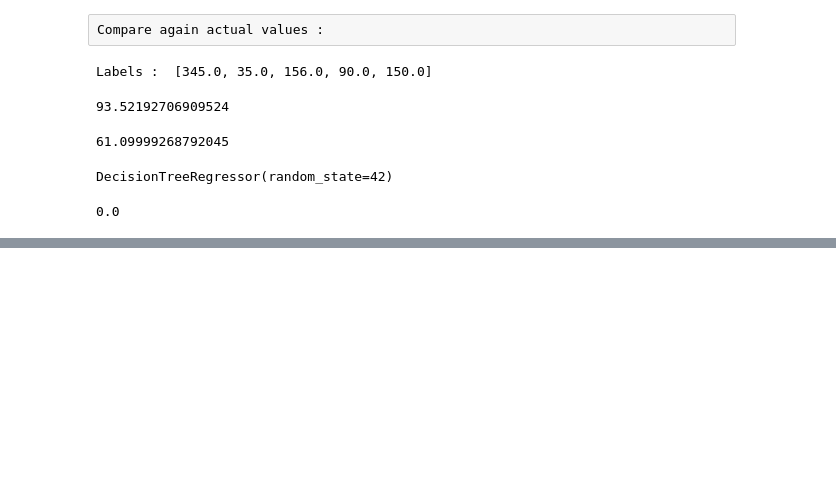
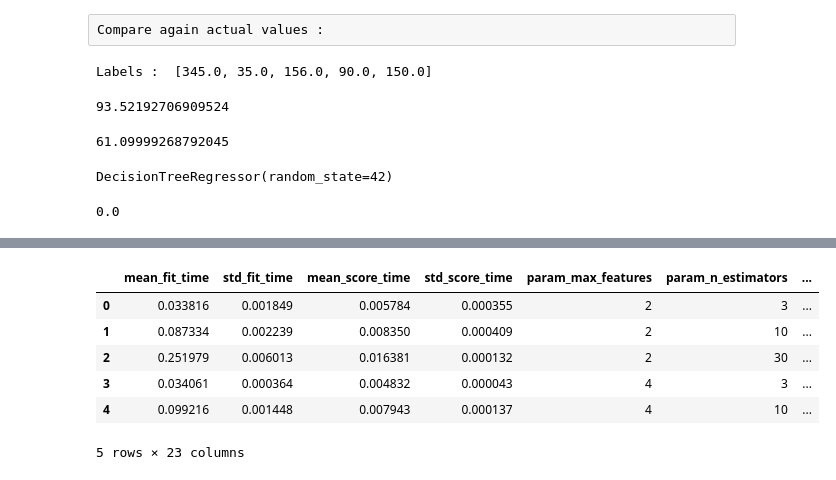
Before and after one commit to lugastyan/ML-portofolio, a Jupyter notebook: predict-airbnb-prices-in-sydney.ipynb, the cells around one changed output, grey strips where cells are left out. Drawn from its saved outputs; the diff is of its cells as text; code cells hidden in the pictures; blank space fills up the shorter version.

```diff
--- a/predict-airbnb-prices-in-sydney.ipynb
+++ b/predict-airbnb-prices-in-sydney.ipynb
@@ -999,0 +1033,5 @@ tree_rmse
+# %%
+from sklearn.ensemble import RandomForestRegressor
+
+forest_reg = RandomForestRegressor(random_state=42)
+forest_reg.fit(X_pr, Y)
@@ -999,0 +1073,9 @@ tree_rmse
+# %%
+from sklearn.svm import SVR
+
+svm_reg = SVR(kernel='linear')
+svm_reg.fit(X_pr, Y)
+X_pred = svm_reg.predict(X_pr)
+svm_mse = mean_squared_error(Y, X_pred)
+svm_rmse = np.sqrt(svm_mse)
+svm_rmse
@@ -999,0 +1145,10 @@ tree_rmse
+# %%
+pd.DataFrame(grid_search.cv_results_).head()
+# %% [output]
+|  | mean_fit_time | std_fit_time | mean_score_time | std_score_time | param_max_features | param_n_estimators | ... |
+| 0 | 0.033816 | 0.001849 | 0.005784 | 0.000355 | 2 | 3 | ... |
+| 1 | 0.087334 | 0.002239 | 0.008350 | 0.000409 | 2 | 10 | ... |
+| 2 | 0.251979 | 0.006013 | 0.016381 | 0.000132 | 2 | 30 | ... |
+| 3 | 0.034061 | 0.000364 | 0.004832 | 0.000043 | 4 | 3 | ... |
+| 4 | 0.099216 | 0.001448 | 0.007943 | 0.000137 | 4 | 10 | ... |
+5 rows × 23 columns
```
Also changed, not shown: parts of 35 cells of this notebook.
